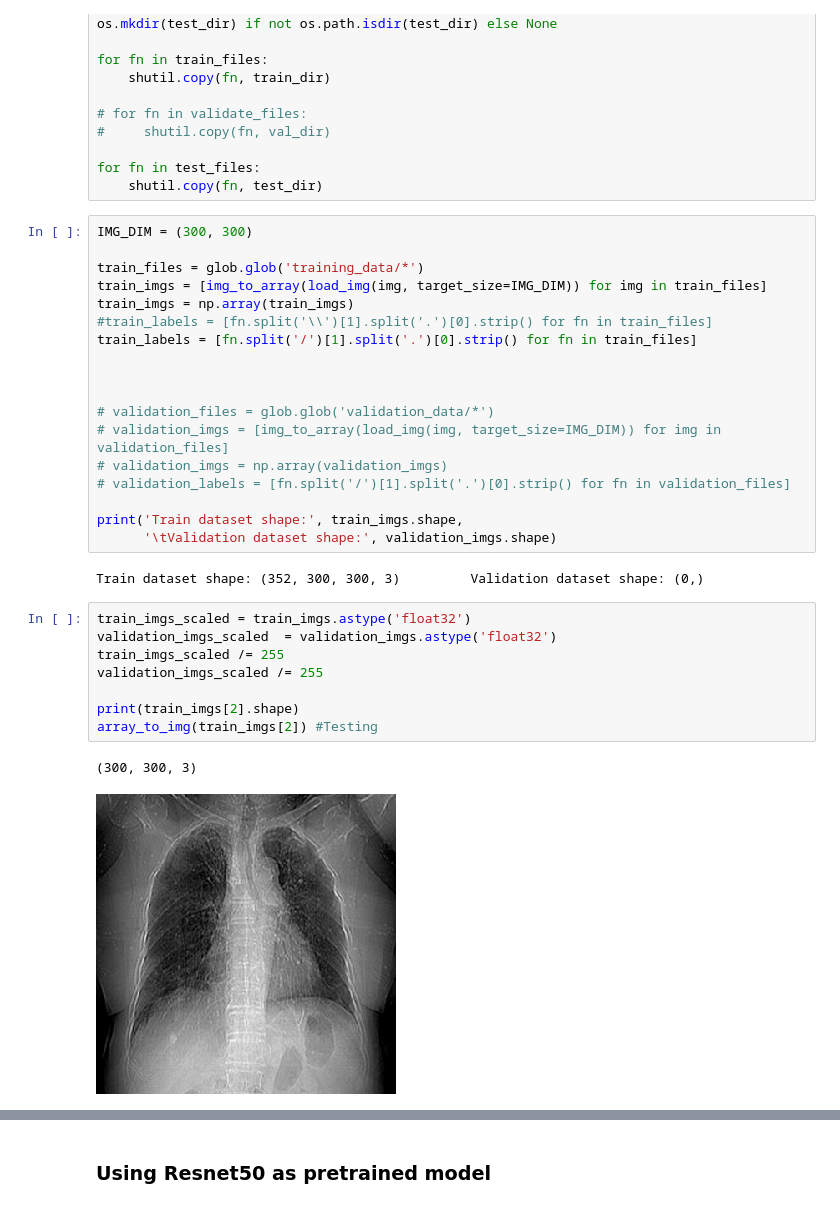
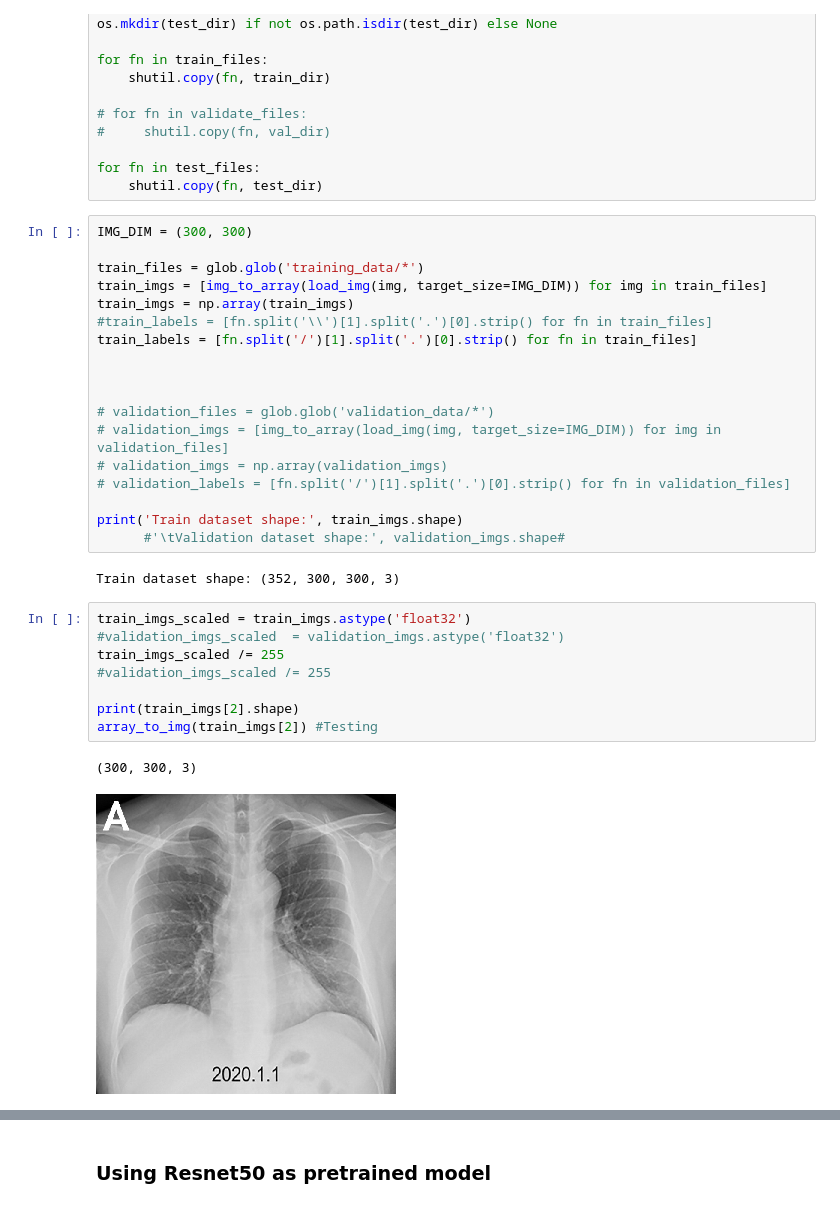
Before and after one commit to primish9999/codelabs_webapp, a Jupyter notebook: TransferLearning_highacc.ipynb, the cells around one changed output, grey strips where cells are left out. Drawn from its saved outputs; the diff is of its cells as text.

```diff
--- a/TransferLearning_highacc.ipynb
+++ b/TransferLearning_highacc.ipynb
@@ -106,21 +106,21 @@ train_labels = [fn.split('/')[1].split('.')[0].strip() for fn in train_files]
 # validation_imgs = np.array(validation_imgs)
 # validation_labels = [fn.split('/')[1].split('.')[0].strip() for fn in validation_files]
 
-print('Train dataset shape:', train_imgs.shape,
-      '\tValidation dataset shape:', validation_imgs.shape)
+print('Train dataset shape:', train_imgs.shape)
+      #'\tValidation dataset shape:', validation_imgs.shape#
 # %% [output]
-Train dataset shape: (352, 300, 300, 3)         Validation dataset shape: (0,)
+Train dataset shape: (352, 300, 300, 3)
 # %%
 train_imgs_scaled = train_imgs.astype('float32')
-validation_imgs_scaled  = validation_imgs.astype('float32')
+#validation_imgs_scaled  = validation_imgs.astype('float32')
 train_imgs_scaled /= 255
-validation_imgs_scaled /= 255
+#validation_imgs_scaled /= 255
 
 print(train_imgs[2].shape)
 array_to_img(train_imgs[2]) #Testing
 # %% [output]
 (300, 300, 3)
-[figure, old version]
+[figure, new version]
 # %%
 # encode text category labels
 from sklearn.preprocessing import LabelEncoder
```
Also changed, not shown: parts of 7 cells of this notebook.
